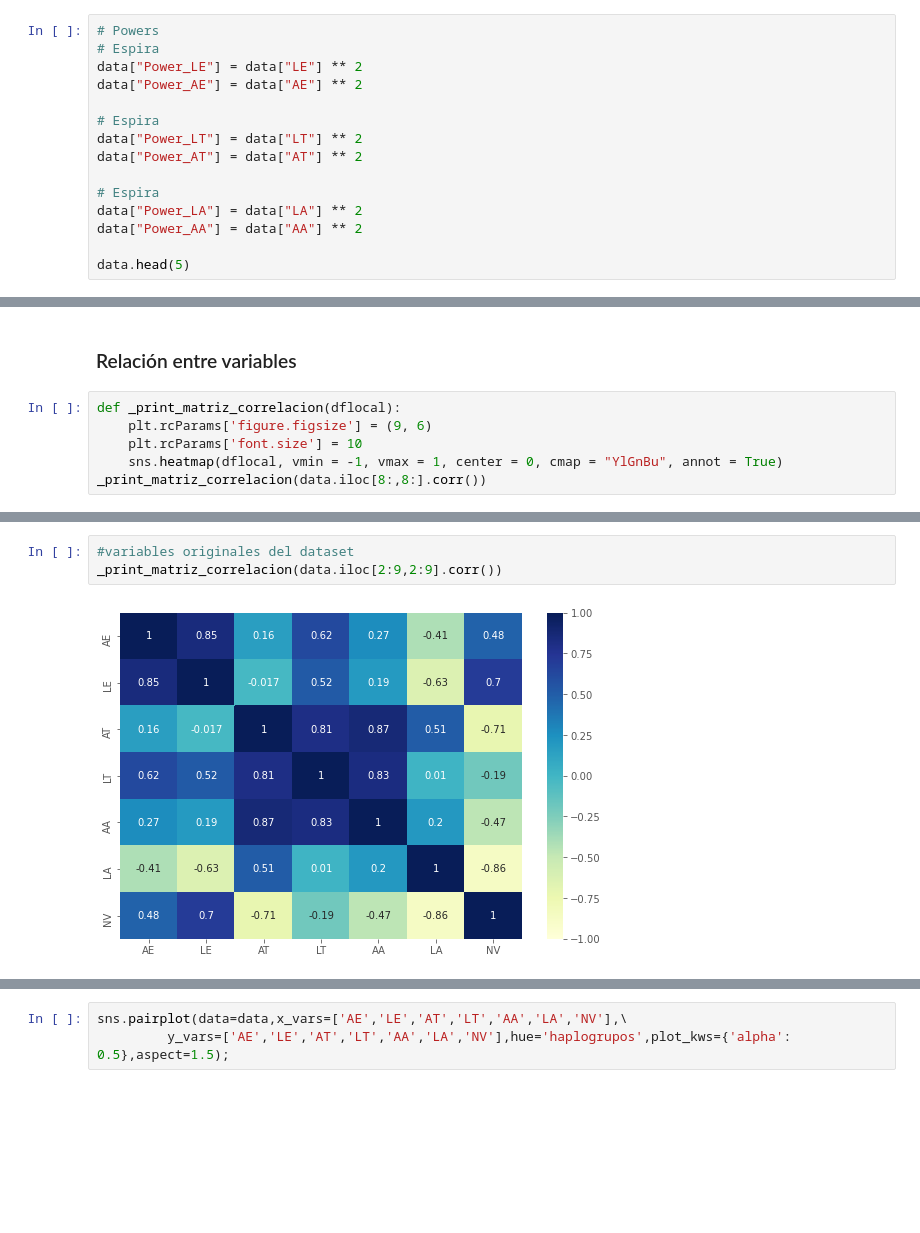
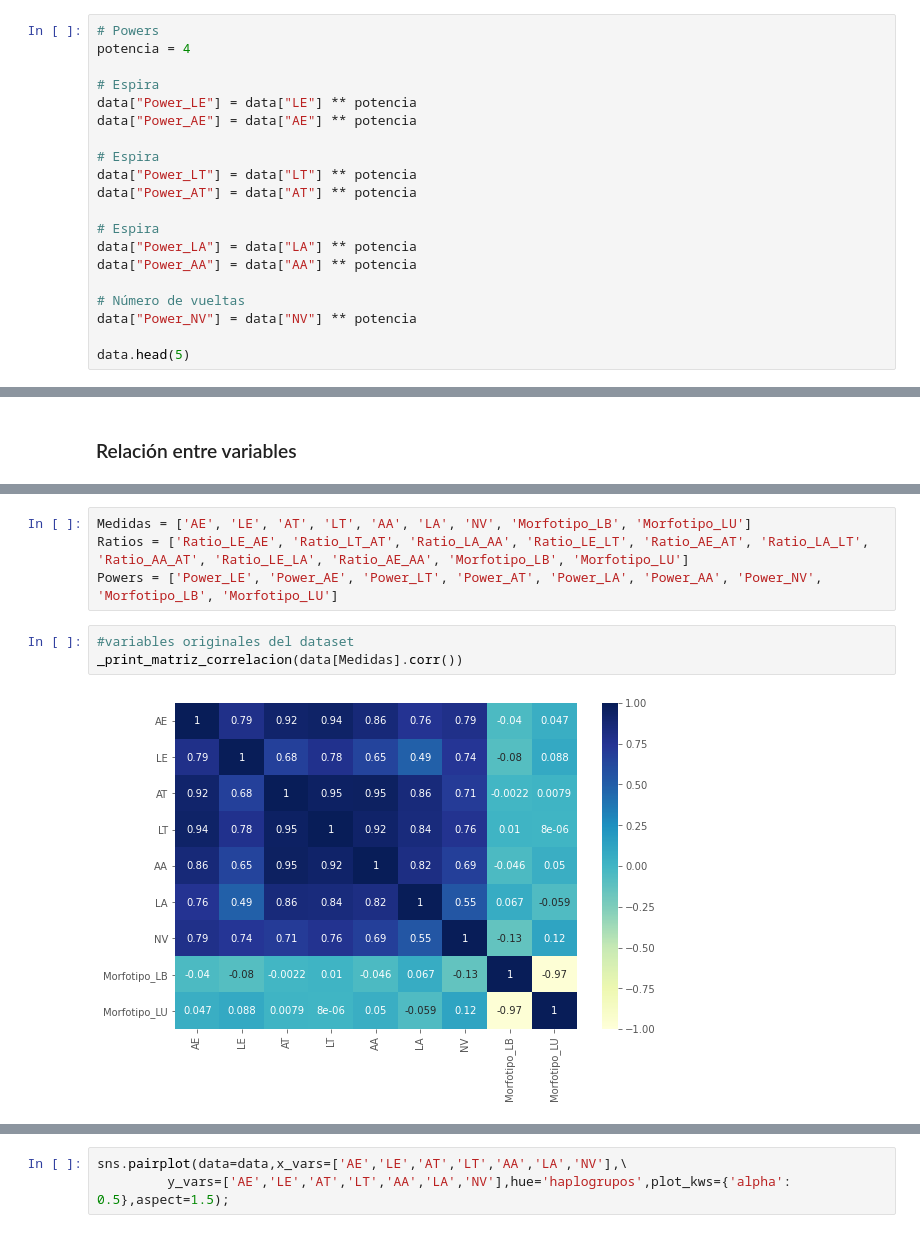
Before and after one commit to szl30n/ProyectosDHDS, a Jupyter notebook: TP4/notebooks/Borrador Mae 01SEP.ipynb, the cells around one changed output, grey strips where cells are left out. Saved outputs shown, nothing was run; the diff lists cells and outputs as text; blank space fills up the shorter version.

```diff
--- a/TP4/notebooks/Borrador Mae 01SEP.ipynb
+++ b/TP4/notebooks/Borrador Mae 01SEP.ipynb
@@ -157,17 +157,22 @@ data.head(5)
 5 rows × 23 columns
 # %%
 # Powers
-# Espira
-data["Power_LE"] = data["LE"] ** 2
-data["Power_AE"] = data["AE"] ** 2
+potencia = 4
 
 # Espira
-data["Power_LT"] = data["LT"] ** 2
-data["Power_AT"] = data["AT"] ** 2
+data["Power_LE"] = data["LE"] ** potencia
+data["Power_AE"] = data["AE"] ** potencia
 
 # Espira
-data["Power_LA"] = data["LA"] ** 2
-data["Power_AA"] = data["AA"] ** 2
+data["Power_LT"] = data["LT"] ** potencia
+data["Power_AT"] = data["AT"] ** potencia
+
+# Espira
+data["Power_LA"] = data["LA"] ** potencia
+data["Power_AA"] = data["AA"] ** potencia
+
+# Número de vueltas
+data["Power_NV"] = data["NV"] ** potencia
 
 data.head(5)
 # %% [output]
@@ -190,9 +195,3 @@ Index(['Lote', 'Individuo', 'AE', 'LE', 'AT', 'LT', 'AA', 'LA', 'NV', 'Labio',
       dtype='object')
 # %% [markdown]
 ### Relación entre variables
-# %%
-def _print_matriz_correlacion(dflocal):
-    plt.rcParams['figure.figsize'] = (9, 6)
-    plt.rcParams['font.size'] = 10
-    sns.heatmap(dflocal, vmin = -1, vmax = 1, center = 0, cmap = "YlGnBu", annot = True)
-_print_matriz_correlacion(data.iloc[8:,8:].corr())
@@ -201,5 +198,9 @@ _print_matriz_correlacion(data.iloc[8:,8:].corr())
-# %%
-#variables originales del dataset
-_print_matriz_correlacion(data.iloc[2:9,2:9].corr())
-# %% [output]
-[figure, removed]
+# %%
+Medidas = ['AE', 'LE', 'AT', 'LT', 'AA', 'LA', 'NV', 'Morfotipo_LB', 'Morfotipo_LU']
+Ratios = ['Ratio_LE_AE', 'Ratio_LT_AT', 'Ratio_LA_AA', 'Ratio_LE_LT', 'Ratio_AE_AT', 'Ratio_LA_LT', 'Ratio_AA_AT', 'Ratio_LE_LA', 'Ratio_AE_AA', 'Morfotipo_LB', 'Morfotipo_LU']
+Powers = ['Power_LE', 'Power_AE', 'Power_LT', 'Power_AT', 'Power_LA', 'Power_AA', 'Power_NV', 'Morfotipo_LB', 'Morfotipo_LU']
+# %%
+#variables originales del dataset
+_print_matriz_correlacion(data[Medidas].corr())
+# %% [output]
+[figure, added]
```
Also changed, not shown: parts of 6 cells of this notebook.
